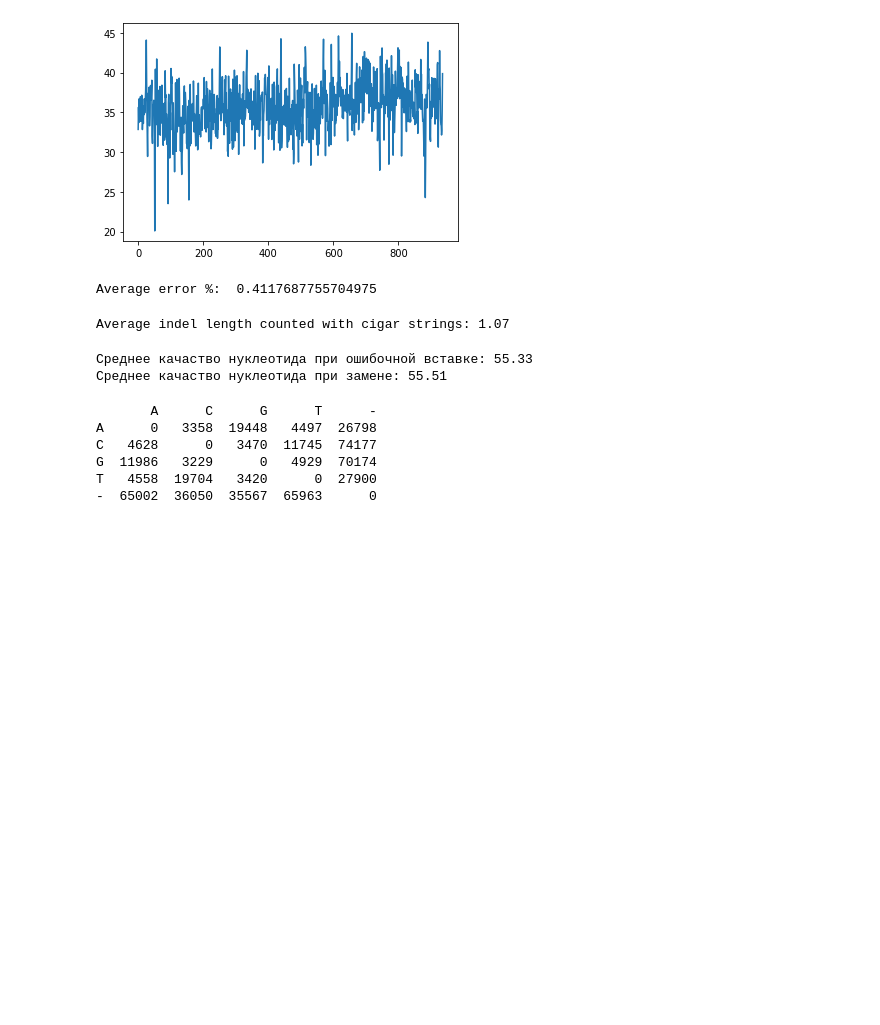
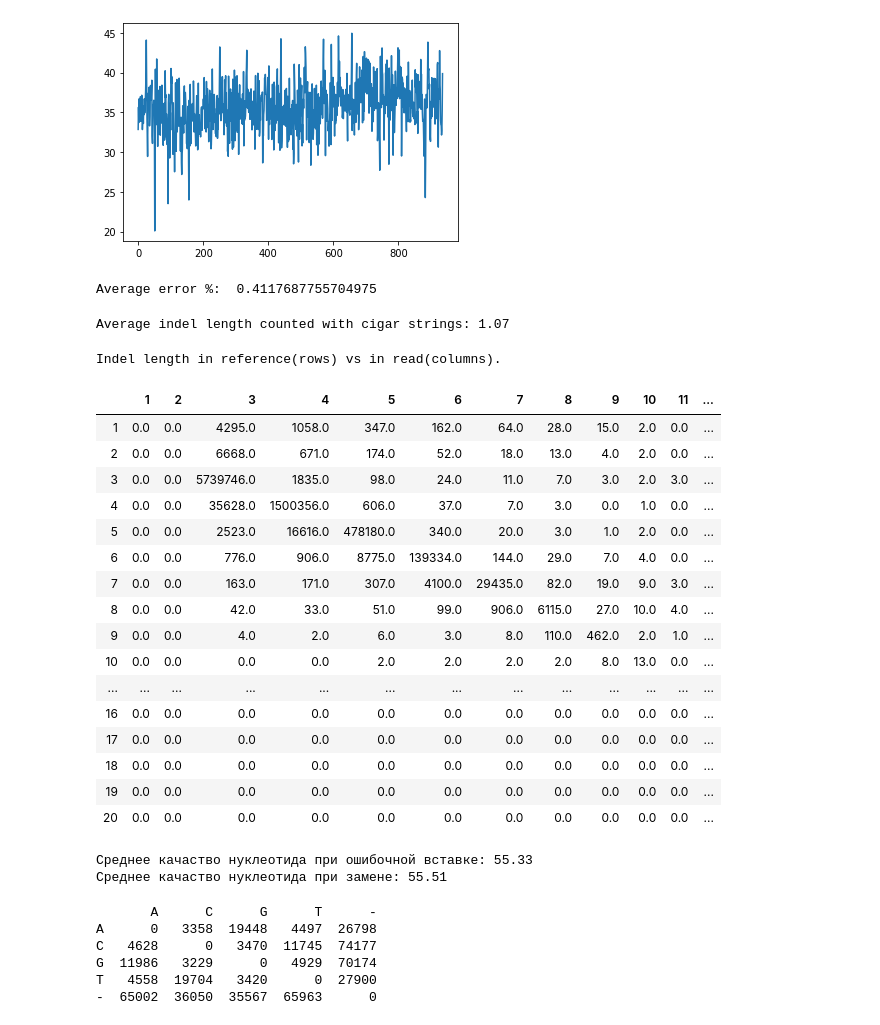
Before and after one commit to smetam/NGS2020, a Jupyter notebook: hw2_ion_torrent_read_analysis.ipynb, the cells around one changed output. Drawn from its saved outputs; the diff is of its cells as text; code cells hidden in the pictures; blank space fills up the shorter version.

```diff
--- a/hw2_ion_torrent_read_analysis.ipynb
+++ b/hw2_ion_torrent_read_analysis.ipynb
@@ -274,6 +334,29 @@ indel_length = calculate_indel_stats_from_cigar(c24_bam, c24_contig)
 print(f'Average indel length counted with cigar strings: {indel_length:.2f}')
 # %% [output]
 Average indel length counted with cigar strings: 1.07
+# %%
+print('Indel length in reference(rows) vs in read(columns).')
+indel_mtrx = calculate_indel_stats(c24_bam, c24_contig, seq)
+indel_mtrx
+# %% [output]
+Indel length in reference(rows) vs in read(columns).
+|  | 1 | 2 | 3 | 4 | 5 | 6 | 7 | 8 | 9 | 10 | 11 | ... |
+| 1 | 0.0 | 0.0 | 4295.0 | 1058.0 | 347.0 | 162.0 | 64.0 | 28.0 | 15.0 | 2.0 | 0.0 | ... |
+| 2 | 0.0 | 0.0 | 6668.0 | 671.0 | 174.0 | 52.0 | 18.0 | 13.0 | 4.0 | 2.0 | 0.0 | ... |
+| 3 | 0.0 | 0.0 | 5739746.0 | 1835.0 | 98.0 | 24.0 | 11.0 | 7.0 | 3.0 | 2.0 | 3.0 | ... |
+| 4 | 0.0 | 0.0 | 35628.0 | 1500356.0 | 606.0 | 37.0 | 7.0 | 3.0 | 0.0 | 1.0 | 0.0 | ... |
+| 5 | 0.0 | 0.0 | 2523.0 | 16616.0 | 478180.0 | 340.0 | 20.0 | 3.0 | 1.0 | 2.0 | 0.0 | ... |
+| 6 | 0.0 | 0.0 | 776.0 | 906.0 | 8775.0 | 139334.0 | 144.0 | 29.0 | 7.0 | 4.0 | 0.0 | ... |
+| 7 | 0.0 | 0.0 | 163.0 | 171.0 | 307.0 | 4100.0 | 29435.0 | 82.0 | 19.0 | 9.0 | 3.0 | ... |
+| 8 | 0.0 | 0.0 | 42.0 | 33.0 | 51.0 | 99.0 | 906.0 | 6115.0 | 27.0 | 10.0 | 4.0 | ... |
+| 9 | 0.0 | 0.0 | 4.0 | 2.0 | 6.0 | 3.0 | 8.0 | 110.0 | 462.0 | 2.0 | 1.0 | ... |
+| 10 | 0.0 | 0.0 | 0.0 | 0.0 | 2.0 | 2.0 | 2.0 | 2.0 | 8.0 | 13.0 | 0.0 | ... |
+| ... | ... | ... | ... | ... | ... | ... | ... | ... | ... | ... | ... | ... |
+| 16 | 0.0 | 0.0 | 0.0 | 0.0 | 0.0 | 0.0 | 0.0 | 0.0 | 0.0 | 0.0 | 0.0 | ... |
+| 17 | 0.0 | 0.0 | 0.0 | 0.0 | 0.0 | 0.0 | 0.0 | 0.0 | 0.0 | 0.0 | 0.0 | ... |
+| 18 | 0.0 | 0.0 | 0.0 | 0.0 | 0.0 | 0.0 | 0.0 | 0.0 | 0.0 | 0.0 | 0.0 | ... |
+| 19 | 0.0 | 0.0 | 0.0 | 0.0 | 0.0 | 0.0 | 0.0 | 0.0 | 0.0 | 0.0 | 0.0 | ... |
+| 20 | 0.0 | 0.0 | 0.0 | 0.0 | 0.0 | 0.0 | 0.0 | 0.0 | 0.0 | 0.0 | 0.0 | ... |
 # %%
 insertion_avg_qual, subst_avg_qual = get_base_quality_stats(c24_bam, c24_contig, seq)
 print(f'Среднее качаство нуклеотида при ошибочной вставке: {insertion_avg_qual:.2f}')
```
Also changed, not shown: parts of 3 cells of this notebook.
